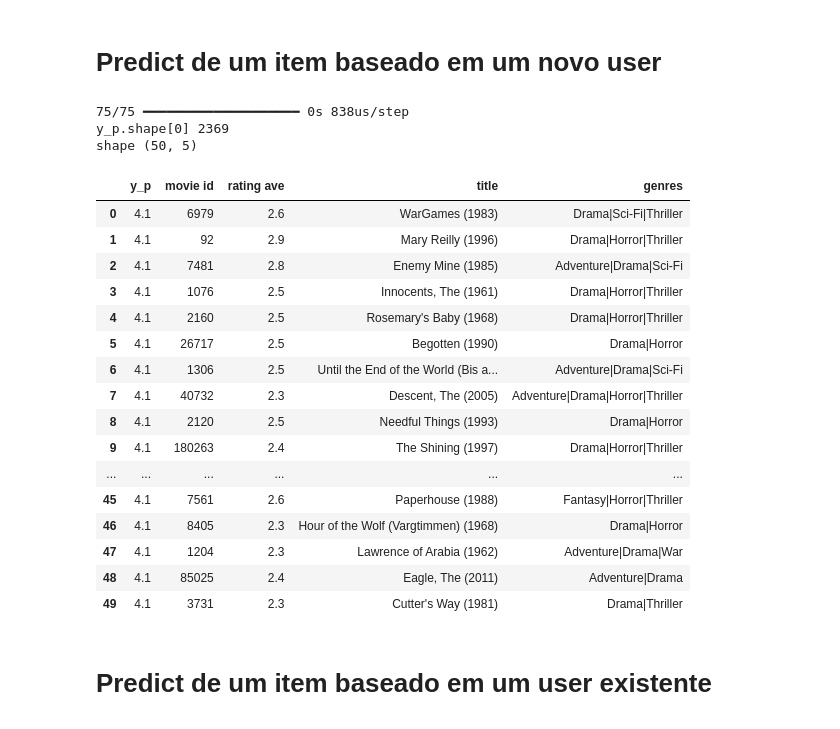
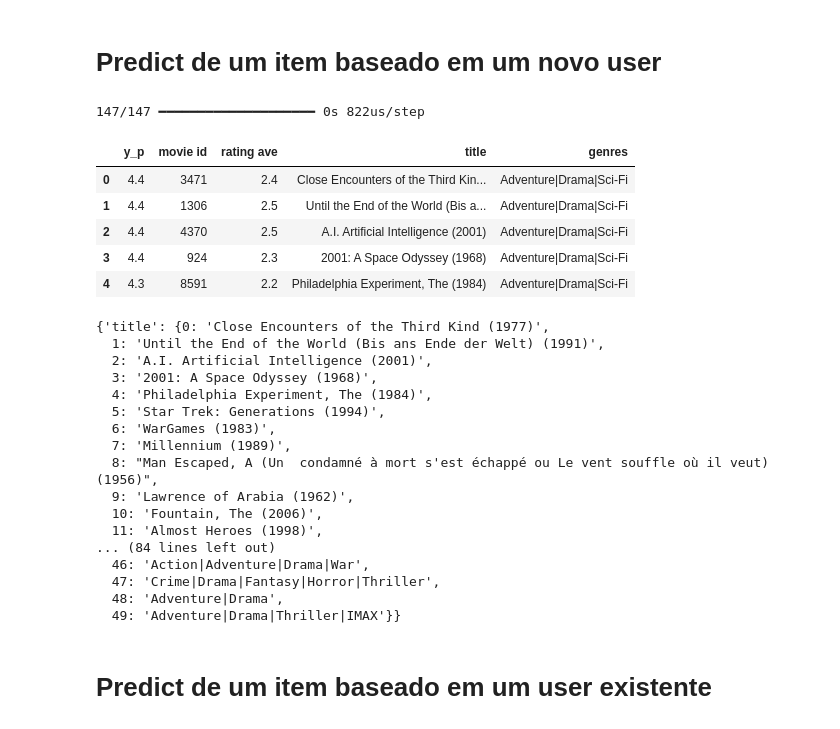
Before and after one commit to lkaniak/biso-tech-case, a Jupyter notebook: movie-app/api/core/v1/recommendation/ml/feature_engineering/feature_engineering.ipynb, the cells around one changed output. Cells and saved outputs as stored; diff of their text form; code cells hidden in the pictures.

```diff
--- a/movie-app/api/core/v1/recommendation/ml/feature_engineering/feature_engineering.ipynb
+++ b/movie-app/api/core/v1/recommendation/ml/feature_engineering/feature_engineering.ipynb
@@ -164,46 +167,53 @@ new_user_vec = np.array([[new_user_id, new_rating_count, new_rating_ave,
 # %%
 item_vecs = generate_subset_movies_not_rated(new_user_id, df_movie_rating, df_movie_rating_user_avg, min_imdb_rating=3.0)
 
 # gerar o vetor de users para ser do mesmo tamanho do item_vecs
 user_vecs = gen_user_vecs(new_user_vec, len(item_vecs))
 
 # transformar os valores
 suser_vecs = scalerUser.transform(user_vecs)
 sitem_vecs = scalerItem.transform(item_vecs)
 
 # predição
 y_p = model.predict([suser_vecs[:, user_columns_start:], sitem_vecs[:, item_columns_start:]])
 y_pu = scalerTarget.inverse_transform(y_p)
 
 
 sorted_index = np.argsort(-y_pu,axis=0).reshape(-1).tolist()
 sorted_ypu = y_pu[sorted_index]
 sorted_items = item_vecs[sorted_index]
 
 
-df = get_pred_movies(sorted_ypu, sorted_items, movies_dict, maxcount = 50)
-df
+df_new_user = get_pred_movies(sorted_ypu, sorted_items, movies_dict, maxcount = 50)
+df_new_user.head()
 # %% [output]
-75/75 ━━━━━━━━━━━━━━━━━━━━ 0s 838us/step
-y_p.shape[0] 2369
-shape (50, 5)
+147/147 ━━━━━━━━━━━━━━━━━━━━ 0s 822us/step
 |  | y_p | movie id | rating ave | title | genres |
-| 0 | 4.1 | 6979 | 2.6 | WarGames (1983) | Drama|Sci-Fi|Thriller |
-| 1 | 4.1 | 92 | 2.9 | Mary Reilly (1996) | Drama|Horror|Thriller |
-| 2 | 4.1 | 7481 | 2.8 | Enemy Mine (1985) | Adventure|Drama|Sci-Fi |
-| 3 | 4.1 | 1076 | 2.5 | Innocents, The (1961) | Drama|Horror|Thriller |
-| 4 | 4.1 | 2160 | 2.5 | Rosemary's Baby (1968) | Drama|Horror|Thriller |
-| 5 | 4.1 | 26717 | 2.5 | Begotten (1990) | Drama|Horror |
-| 6 | 4.1 | 1306 | 2.5 | Until the End of the World (Bis a... | Adventure|Drama|Sci-Fi |
-| 7 | 4.1 | 40732 | 2.3 | Descent, The (2005) | Adventure|Drama|Horror|Thriller |
-| 8 | 4.1 | 2120 | 2.5 | Needful Things (1993) | Drama|Horror |
-| 9 | 4.1 | 180263 | 2.4 | The Shining (1997) | Drama|Horror|Thriller |
-| ... | ... | ... | ... | ... | ... |
-| 45 | 4.1 | 7561 | 2.6 | Paperhouse (1988) | Fantasy|Horror|Thriller |
-| 46 | 4.1 | 8405 | 2.3 | Hour of the Wolf (Vargtimmen) (1968) | Drama|Horror |
-| 47 | 4.1 | 1204 | 2.3 | Lawrence of Arabia (1962) | Adventure|Drama|War |
-| 48 | 4.1 | 85025 | 2.4 | Eagle, The (2011) | Adventure|Drama |
-| 49 | 4.1 | 3731 | 2.3 | Cutter's Way (1981) | Drama|Thriller |
+| 0 | 4.4 | 3471 | 2.4 | Close Encounters of the Third Kin... | Adventure|Drama|Sci-Fi |
+| 1 | 4.4 | 1306 | 2.5 | Until the End of the World (Bis a... | Adventure|Drama|Sci-Fi |
+| 2 | 4.4 | 4370 | 2.5 | A.I. Artificial Intelligence (2001) | Adventure|Drama|Sci-Fi |
+| 3 | 4.4 | 924 | 2.3 | 2001: A Space Odyssey (1968) | Adventure|Drama|Sci-Fi |
+| 4 | 4.3 | 8591 | 2.2 | Philadelphia Experiment, The (1984) | Adventure|Drama|Sci-Fi |
+# %%
+df_new_user[["title", "genres"]].to_dict()
+# %% [output]
+{'title': {0: 'Close Encounters of the Third Kind (1977)',
+  1: 'Until the End of the World (Bis ans Ende der Welt) (1991)',
+  2: 'A.I. Artificial Intelligence (2001)',
+  3: '2001: A Space Odyssey (1968)',
+  4: 'Philadelphia Experiment, The (1984)',
+  5: 'Star Trek: Generations (1994)',
+  6: 'WarGames (1983)',
+  7: 'Millennium (1989)',
+  8: "Man Escaped, A (Un  condamné à mort s'est échappé ou Le vent souffle où il veut) (1956)",
+  9: 'Lawrence of Arabia (1962)',
+  10: 'Fountain, The (2006)',
+  11: 'Almost Heroes (1998)',
+... (84 lines left out)
+  46: 'Action|Adventure|Drama|War',
+  47: 'Crime|Drama|Fantasy|Horror|Thriller',
+  48: 'Adventure|Drama',
+  49: 'Adventure|Drama|Thriller|IMAX'}}
 # %% [markdown]
 # Predict de um item baseado em um user existente
 # %%
```
Also changed, not shown: parts of 2 cells of this notebook, 26 other files.
